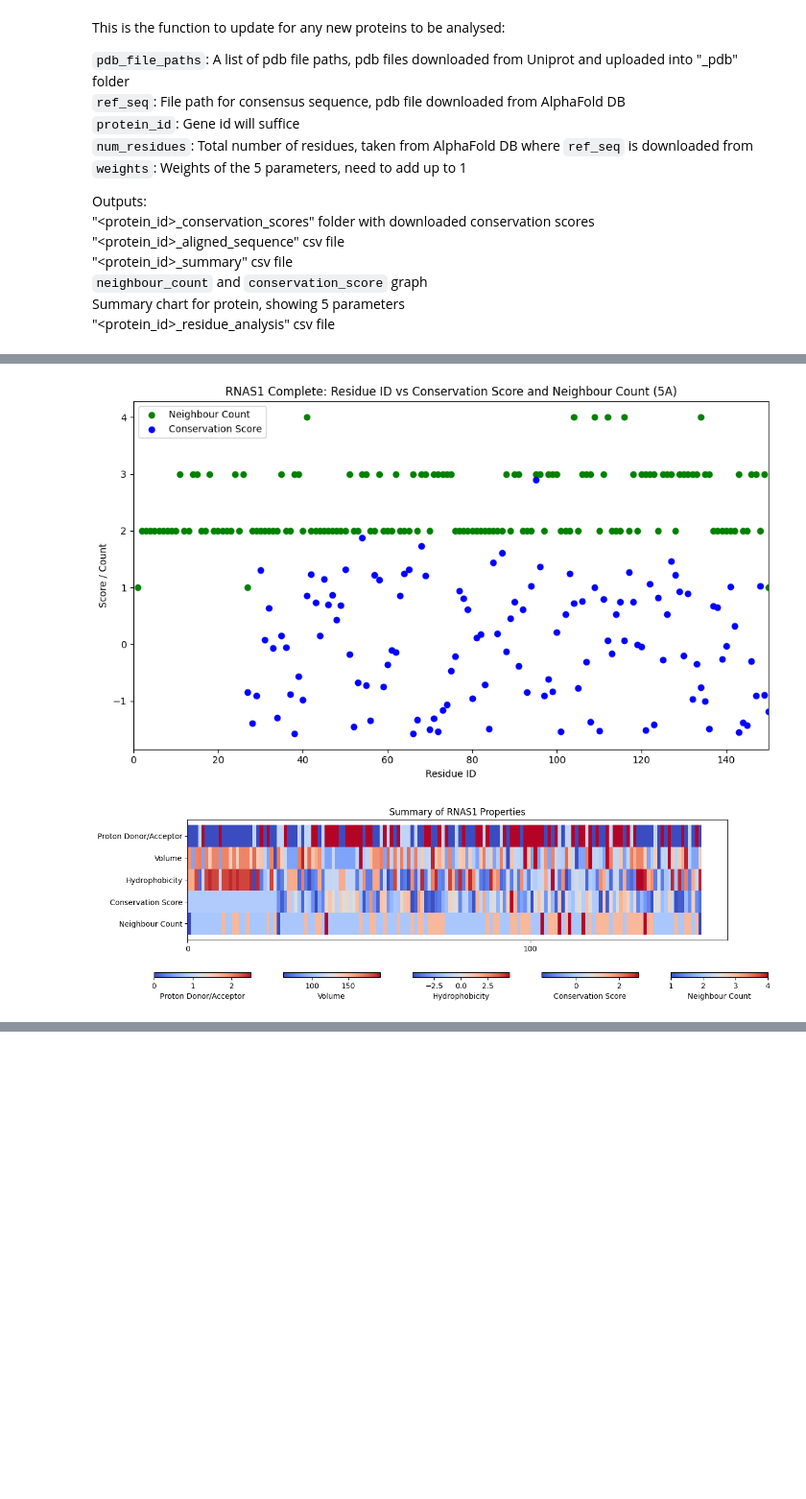
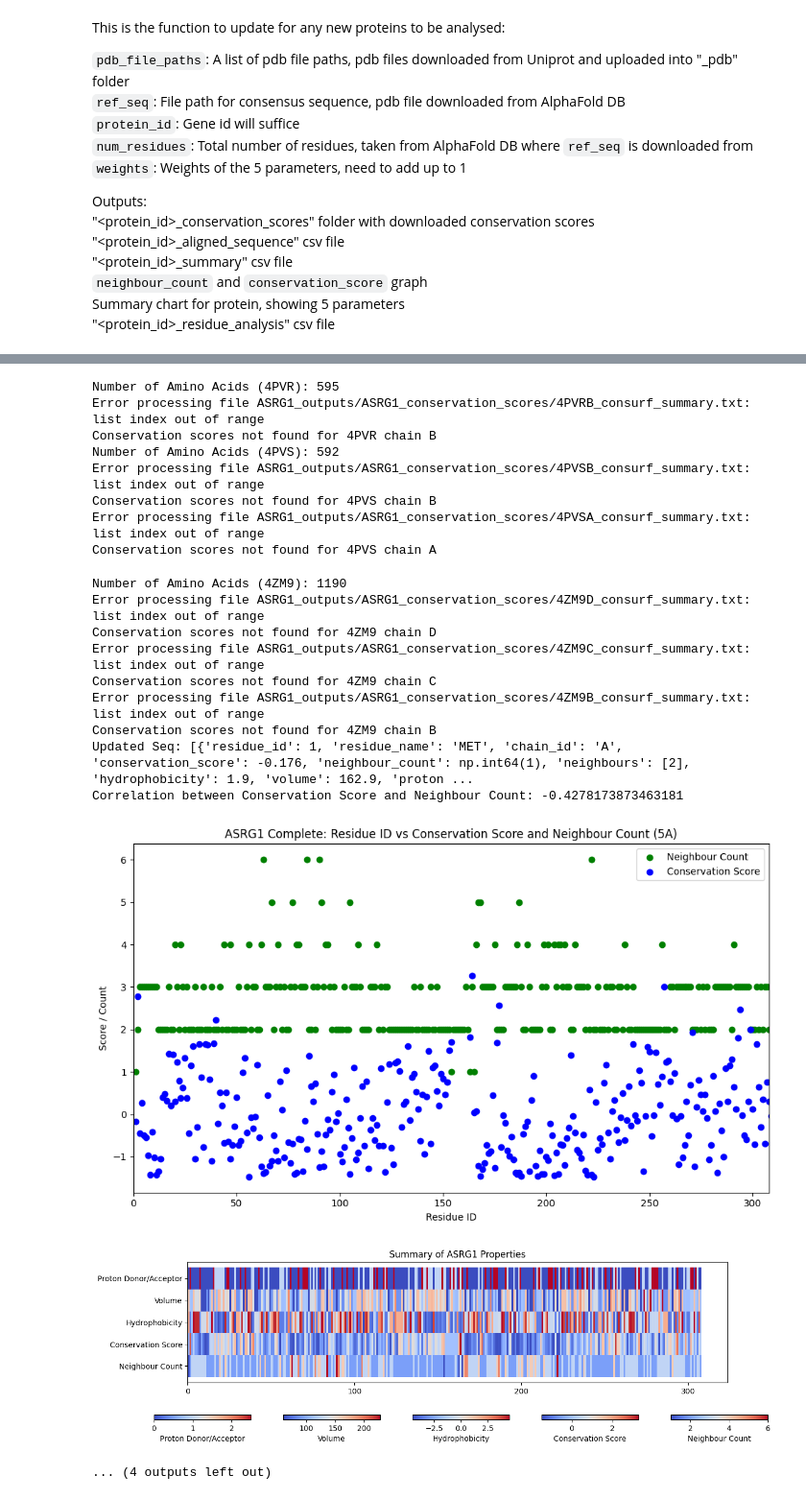
Before and after one commit to seahhening/Protein-LM, a Jupyter notebook: Documents/Compiled (Submission)/compiled_v1.0.ipynb, the cells around one changed output, grey strips where cells are left out. Shown at 96% size. Drawn from its saved outputs; the diff is of its cells as text; code cells hidden in the pictures; blank space fills up the shorter version.

Commit message:
Updated the outputs for all the files

```diff
--- a/Documents/Compiled (Submission)/compiled_v1.0.ipynb
+++ b/Documents/Compiled (Submission)/compiled_v1.0.ipynb
@@ -418,24 +418,27 @@ def download_uniprot_json(uniprot_id, protein_id):
     # Send a GET request to the API
     ref_json = requests.get(url)
 
-    # Define the directory and file path where the JSON will be saved
-    ref_json_directory = './RNAS1_pdb/P61823.json'
-'
+    # Define the directory and file name where the JSON will be saved
+    directory = f'./{protein_id}_pdb'
+    filename = f'{uniprot_id}.json'
+    file_path = os.path.join(directory, filename)
+
     # Check if the request was successful
     if ref_json.status_code == 200:
         # Ensure the target directory exists
-        os.makedirs(os.path.dirname(ref_json_directory), exist_ok=True)
+        os.makedirs(directory, exist_ok=True)
 
-        # Save the file to the specified directory
-        with open(ref_json_directory, 'wb') as file:
+        # Save the file to the specified directory with the specified filename
+        with open(file_path, 'wb') as file:
             file.write(ref_json.content)
 
         # Return success message with file path
-        return f"File saved as {ref_json_directory} in the current directory: {os.getcwd()}"
+        return f"File saved as {file_path} in the current directory: {os.getcwd()}"
 
     else:
         # Return error message
         return f"Failed to download the file. Status code: {ref_json.status_code}"
+
 
 def update_binding_sites(ref_json_directory, summary_csv_filepath, uniprot_id):
     # Read the UniProt JSON file
@@ -1231,13 +1271,17 @@ Vairables to Update:
 - num_residues
 - weights
 """
-pdb_file_paths = ['./RNAS1_pdb/pdb1a2w.pdb', './RNAS1_pdb/pdb1a5p.pdb', './RNAS1_pdb/pdb1a5q.pdb']
+pdb_file_paths = ['./ASRG1_pdb/pdb3tkj.pdb', './ASRG1_pdb/pdb4et0.pdb', './ASRG1_pdb/pdb4o0c.pdb', './ASRG1_pdb/pdb4o0d.pdb',
+'./ASRG1_pdb/pdb4o0e.pdb', './ASRG1_pdb/pdb4o0f.pdb', './ASRG1_pdb/pdb4o0g.pdb', './ASRG1_pdb/pdb4o0h.pdb',
+'./ASRG1_pdb/pdb4osx.pdb', './ASRG1_pdb/pdb4osy.pdb', './ASRG1_pdb/pdb4pvp.pdb', './ASRG1_pdb/pdb4pvq.pdb',
+'./ASRG1_pdb/pdb4pvr.pdb', './ASRG1_pdb/pdb4pvs.pdb', './ASRG1_pdb/pdb4zm9.pdb']
 
-ref_seq = './RNAS1_pdb/AF-P61823-F1-model_v4.pdb'
-protein_id = 'RNAS1'
-molecular_name = 'RIBONUCLEASE'
-uniprot_id = 'P61823'
-num_residues = 150
+ref_seq = './ASRG1_pdb/AF-Q7L266-F1-model_v4.pdb'
+
+protein_id = 'ASRG1'
+molecular_name = "ISOASPARTYL PEPTIDASE/L-ASPARAGINASE"
+uniprot_id = 'Q7L266'
+num_residues = 308
 
 angstrom = 5
 weights = [0.2,0.2,0.2,0.2,0.2]
@@ -1266,9 +1310,13 @@ binding_sites = extract_sites(pdb_file_paths)
 print(binding_sites)
 save_to_csv(updated_ref_seq, protein_id, binding_sites)
 
-summary_csv_filepath = './RNAS1_outputs/RNAS1_summary.csv'
+ref_json_directory =f'./{protein_id}_pdb/{uniprot_id}.json'
+summary_csv_filepath = f'./{protein_id}_outputs/{protein_id}_summary.csv'
 update_binding_sites(ref_json_directory, summary_csv_filepath, uniprot_id)
 
+
+ref_DSSP_filepath = f'./{protein_id}_dssp/AF-{uniprot_id}-F1-model_v4.dssp'
+update_dssp(ref_DSSP_filepath, summary_csv_filepath)
 #analyse_protein(updated_ref_seq)
 #analyse_protein_2(updated_ref_seq, weights, protein_id)
 # %% [output]
@@ -1290,2 +1329,0 @@ Correlation between Conservation Score and Neighbour Count: -0.00654631096010763
-[figure, old version]
-[figure, old version]
@@ -1305,0 +1371,20 @@ Summary for 1A5Q saved successfully.
+Number of Amino Acids (4PVR): 595
+Error processing file ASRG1_outputs/ASRG1_conservation_scores/4PVRB_consurf_summary.txt: list index out of range
+Conservation scores not found for 4PVR chain B
+Number of Amino Acids (4PVS): 592
+Error processing file ASRG1_outputs/ASRG1_conservation_scores/4PVSB_consurf_summary.txt: list index out of range
+Conservation scores not found for 4PVS chain B
+Error processing file ASRG1_outputs/ASRG1_conservation_scores/4PVSA_consurf_summary.txt: list index out of range
+Conservation scores not found for 4PVS chain A
+Number of Amino Acids (4ZM9): 1190
+Error processing file ASRG1_outputs/ASRG1_conservation_scores/4ZM9D_consurf_summary.txt: list index out of range
+Conservation scores not found for 4ZM9 chain D
+Error processing file ASRG1_outputs/ASRG1_conservation_scores/4ZM9C_consurf_summary.txt: list index out of range
+Conservation scores not found for 4ZM9 chain C
+Error processing file ASRG1_outputs/ASRG1_conservation_scores/4ZM9B_consurf_summary.txt: list index out of range
+Conservation scores not found for 4ZM9 chain B
+Updated Seq: [{'residue_id': 1, 'residue_name': 'MET', 'chain_id': 'A', 'conservation_score': -0.176, 'neighbour_count': np.int64(1), 'neighbours': [2], 'hydrophobicity': 1.9, 'volume': 162.9, 'proton ...
+Correlation between Conservation Score and Neighbour Count: -0.4278173873463181
+[figure, new version]
+[figure, new version]
+... (4 outputs left out)
```
Also changed, not shown: parts of 3 cells of this notebook, 51 other files.
